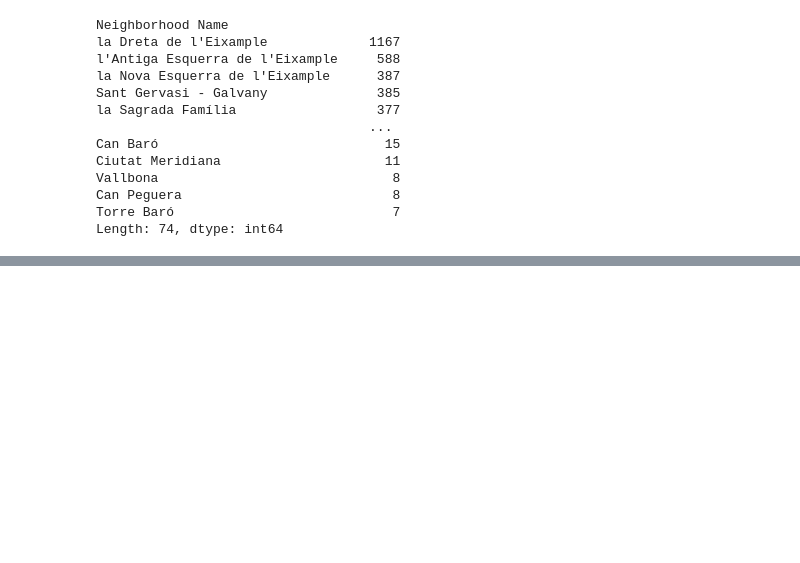
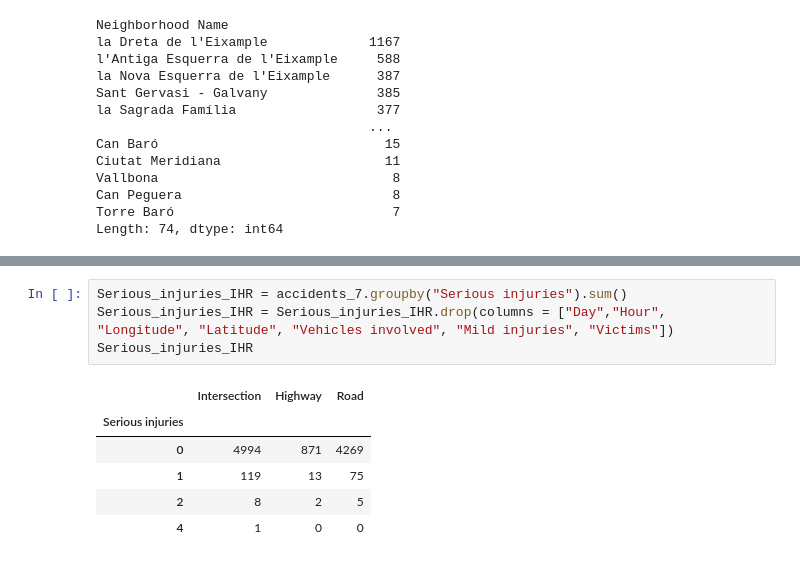
Before and after one commit to ta-data-remote/Project-Week-2-Barcelona, a Jupyter notebook: your-project/faisal_workstation.ipynb, the cells around one changed output, grey strips where cells are left out. Saved outputs shown, nothing was run; the diff lists cells and outputs as text; blank space fills up the shorter version.

```diff
--- a/your-project/faisal_workstation.ipynb
+++ b/your-project/faisal_workstation.ipynb
@@ -230,0 +198,11 @@ hoods_df.describe()
+# %%
+Serious_injuries_IHR = accidents_7.groupby("Serious injuries").sum()
+Serious_injuries_IHR = Serious_injuries_IHR.drop(columns = ["Day","Hour", "Longitude", "Latitude", "Vehicles involved", "Mild injuries", "Victims"])
+Serious_injuries_IHR
+# %% [output]
+|  | Intersection | Highway | Road |
+| Serious injuries |  |  |  |
+| 0 | 4994 | 871 | 4269 |
+| 1 | 119 | 13 | 75 |
+| 2 | 8 | 2 | 5 |
+| 4 | 1 | 0 | 0 |
```
Also changed, not shown: parts of 13 cells of this notebook.
